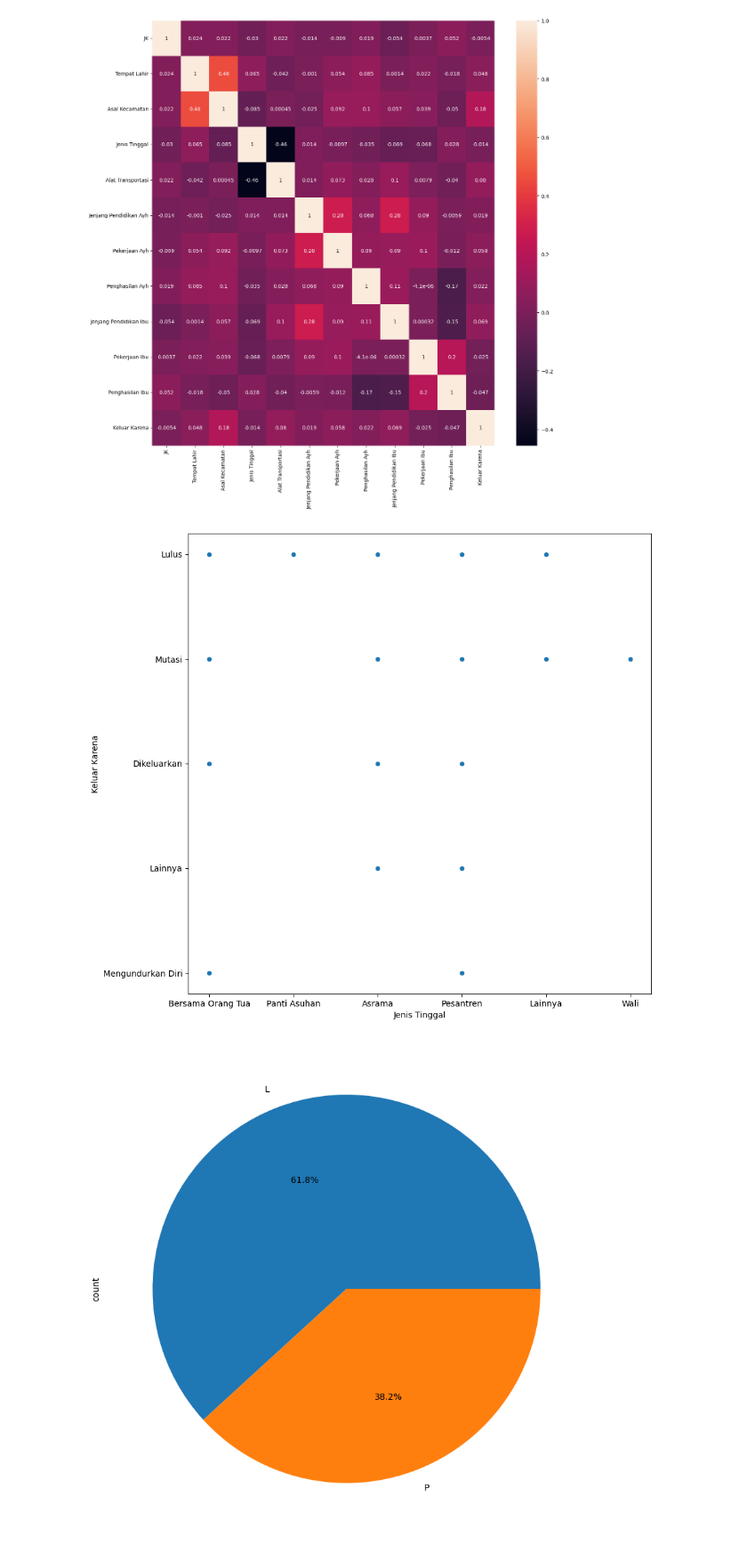
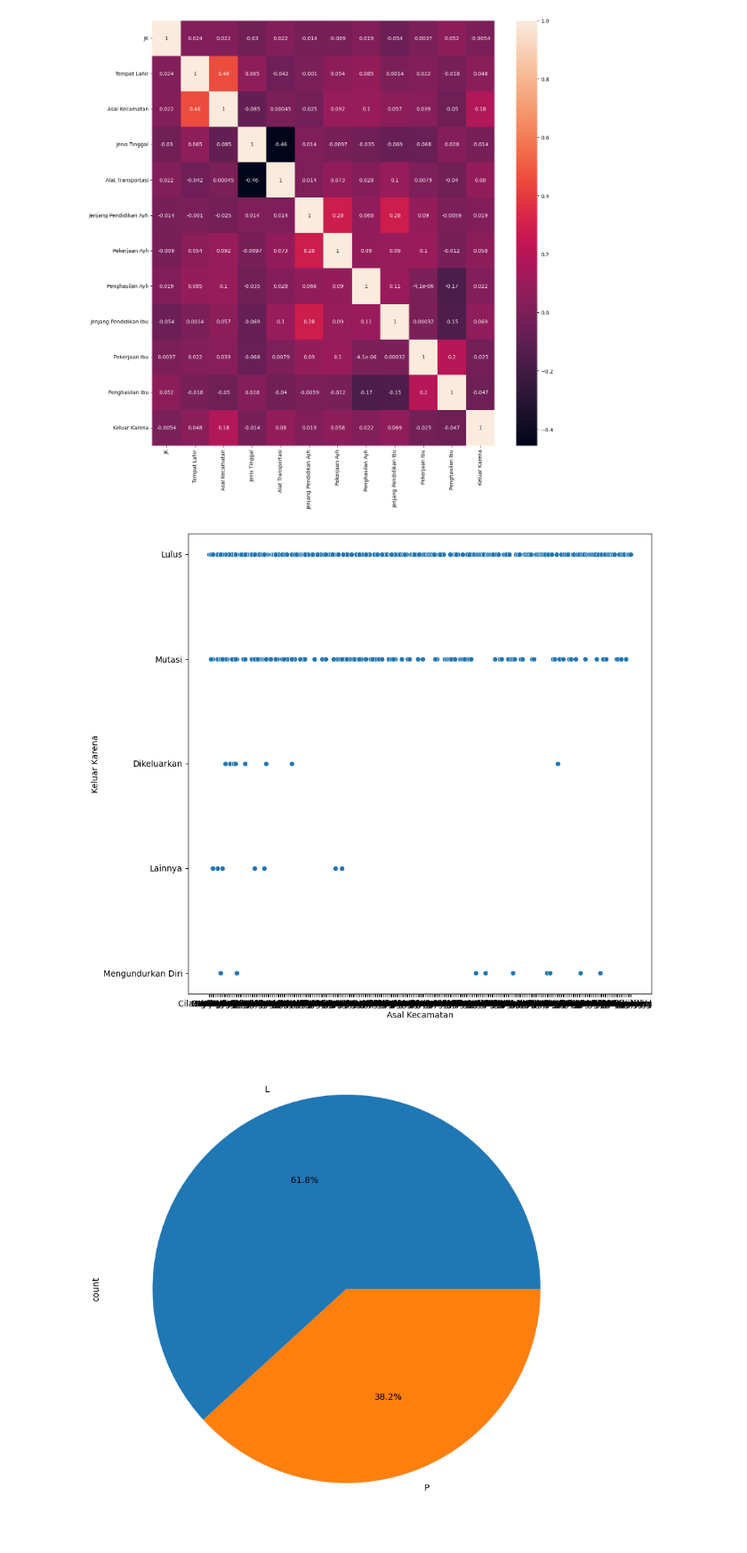
Before and after one commit to isnanramalia/klasifikasi-siswa-dropout, a Jupyter notebook: notebook.ipynb, the cells around one changed output. Shown at 89% size. Drawn from its saved outputs; the diff is of its cells as text; code cells hidden in the pictures.

```diff
--- a/notebook.ipynb
+++ b/notebook.ipynb
@@ -382,10 +369,10 @@ dataFinal["Keluar Karena"] = labels_KeluarKarena[dataFinal["Keluar Karena"]]
 # %%
 # visuaslisasi data Jenis Tinggal dan Keluar Karena
 plt.figure(figsize=(10, 10))
-sns.scatterplot(x="Jenis Tinggal", y="Keluar Karena", data=data)
+sns.scatterplot(x="Asal Kecamatan", y="Keluar Karena", data=data)
 plt.show()
 # %% [output]
-[figure, old version]
+[figure, new version]
 # %%
 # visualisasi data smk askha dgn menggunakan pie chart
 plt.figure(figsize=(10, 10))
```
Also changed, not shown: parts of 12 cells of this notebook.
